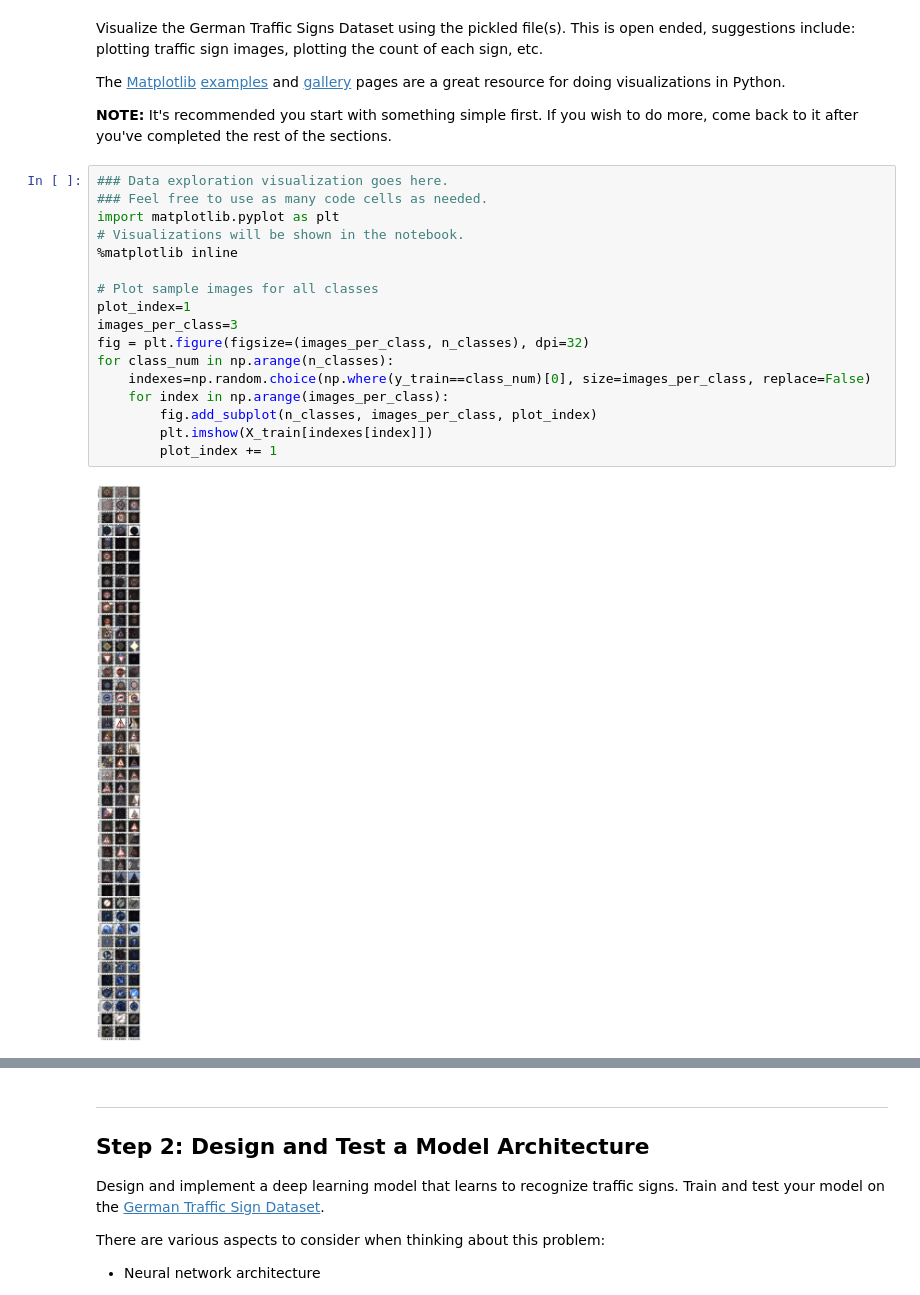
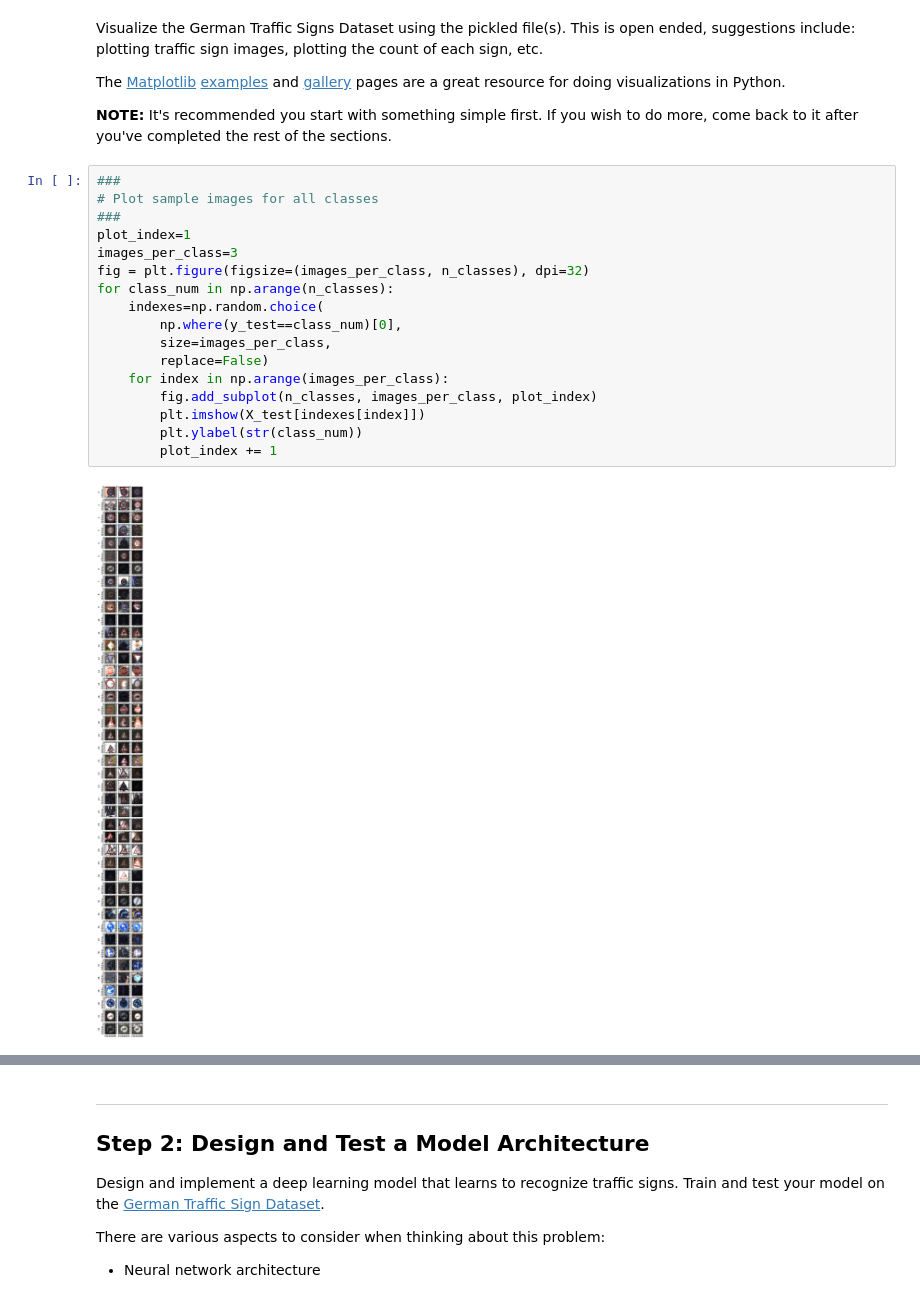
Before and after one commit to nalapati/sdc-traffic-sign-classifier, a Jupyter notebook: Traffic_Sign_Classifier.ipynb, the cells around one changed output, grey strips where cells are left out. Drawn from its saved outputs; the diff is of its cells as text.

Commit message:
Notebook from the latest run

```diff
--- a/Traffic_Sign_Classifier.ipynb
+++ b/Traffic_Sign_Classifier.ipynb
@@ -84,22 +91,22 @@ The [Matplotlib](http://matplotlib.org/) [examples](http://matplotlib.org/exampl
 
 **NOTE:** It's recommended you start with something simple first. If you wish to do more, come back to it after you've completed the rest of the sections.
 # %%
-### Data exploration visualization goes here.
-### Feel free to use as many code cells as needed.
-import matplotlib.pyplot as plt
-# Visualizations will be shown in the notebook.
-%matplotlib inline
-
+###
 # Plot sample images for all classes
+###
 plot_index=1
 images_per_class=3
 fig = plt.figure(figsize=(images_per_class, n_classes), dpi=32)
 for class_num in np.arange(n_classes):
-    indexes=np.random.choice(np.where(y_train==class_num)[0], size=images_per_class, replace=False)
+    indexes=np.random.choice(
+        np.where(y_test==class_num)[0],
+        size=images_per_class,
+        replace=False)
     for index in np.arange(images_per_class):
         fig.add_subplot(n_classes, images_per_class, plot_index)
-        plt.imshow(X_train[indexes[index]])
+        plt.imshow(X_test[indexes[index]])
+        plt.ylabel(str(class_num))
         plot_index += 1
 # %% [output]
-[figure, old version]
+[figure, new version]
 # %%
```
Also changed, not shown: parts of 28 cells of this notebook, 1 other file.
